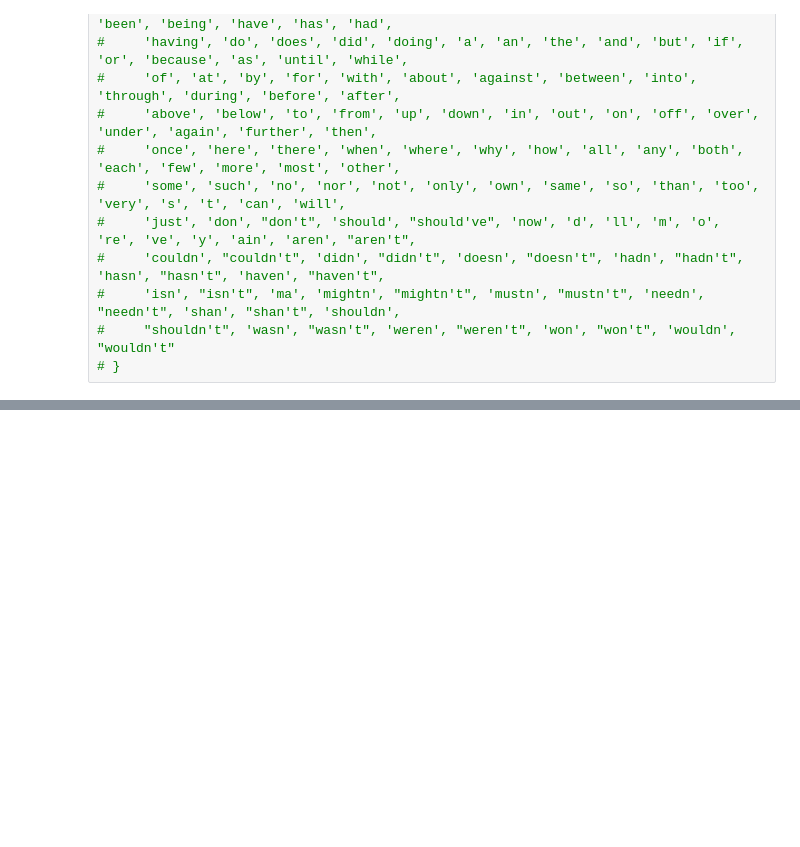
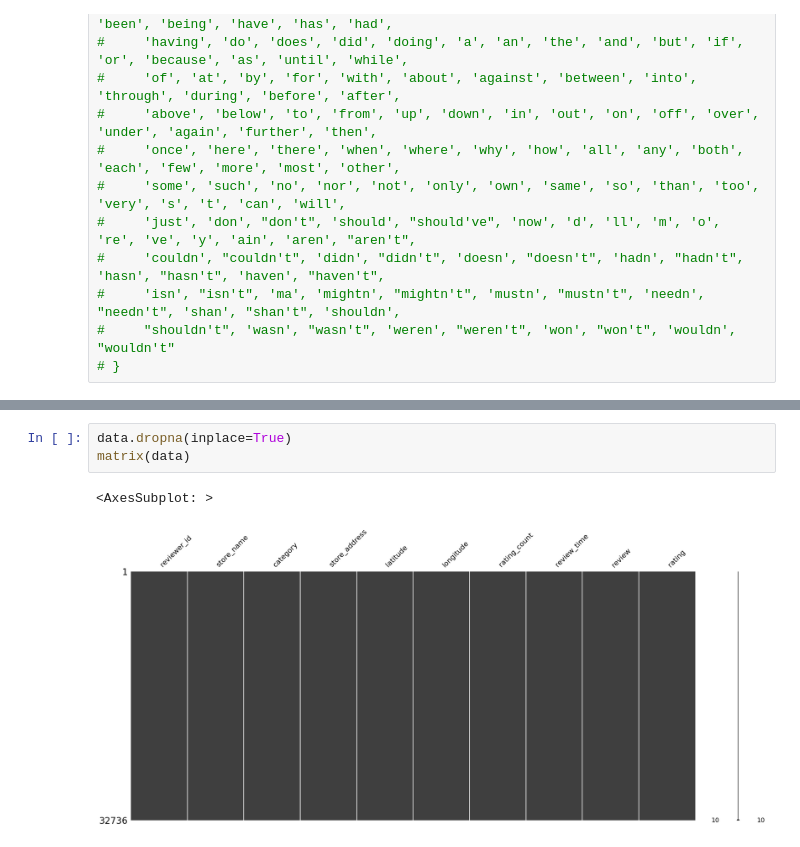
Before and after one commit to TeachFakerPlayingMid/McDonald-s_Store_Reviews_Analytics_INSY669_Final_Project, a Jupyter notebook: data preprocessing.ipynb, the cells around one changed output, grey strips where cells are left out. Saved outputs shown, nothing was run; the diff lists cells and outputs as text; blank space fills up the shorter version.

```diff
--- a/data preprocessing.ipynb
+++ b/data preprocessing.ipynb
@@ -96,3 +137,9 @@ UnicodeDecodeError: 'utf-8' codec can't decode bytes in position 1425-1426: inva
+# %%
+data.dropna(inplace=True)
+matrix(data)
+# %% [output]
+<AxesSubplot: >
+[figure, added]
 # %%
 # Apply the basic preprocessing to the review column
 data['processed_review_basic'] = data['review'].apply(pre_process)
```
Also changed, not shown: parts of 16 cells of this notebook.
